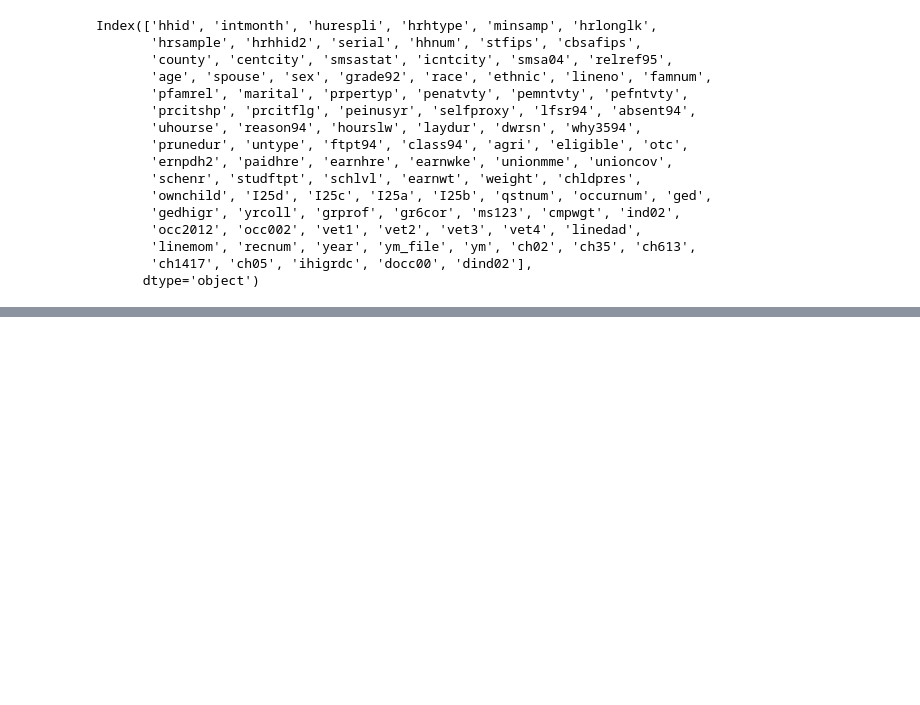
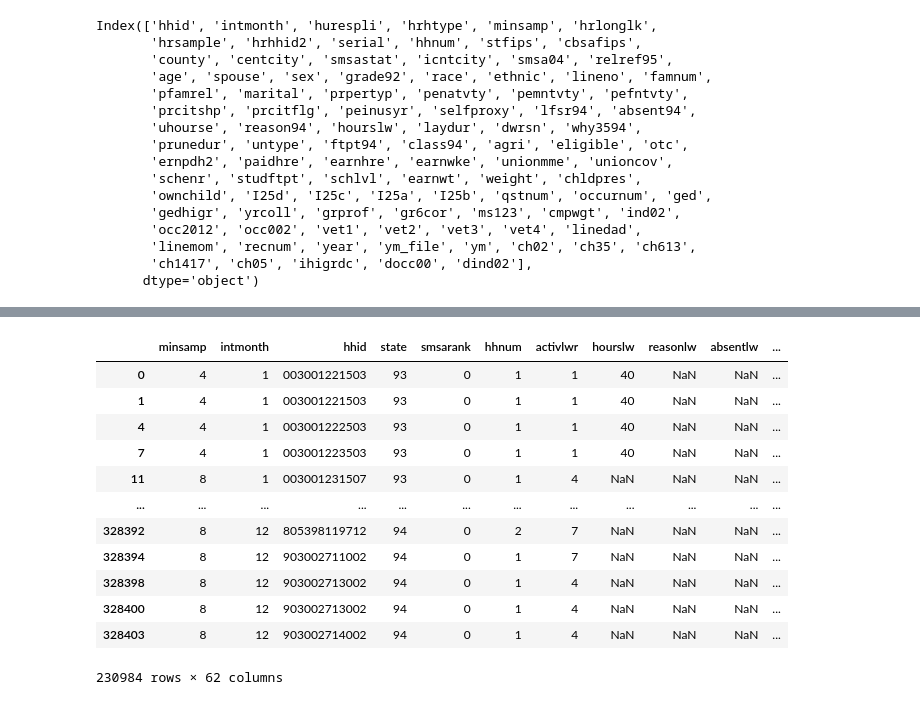
Before and after one commit to oscars47/Econ122, a Jupyter notebook: hw1.ipynb, the cells around one changed output, grey strips where cells are left out. Cells and saved outputs as stored; diff of their text form; code cells hidden in the pictures; blank space fills up the shorter version.

```diff
--- a/hw1.ipynb
+++ b/hw1.ipynb
@@ -159,0 +382,16 @@ Max:  31.0
+# %%
+dfs[79].loc[dfs[79]['veteran'] != 6]
+# %% [output]
+|  | minsamp | intmonth | hhid | state | smsarank | hhnum | activlwr | hourslw | reasonlw | absentlw | ... |
+| 0 | 4 | 1 | 003001221503 | 93 | 0 | 1 | 1 | 40 | NaN | NaN | ... |
+| 1 | 4 | 1 | 003001221503 | 93 | 0 | 1 | 1 | 40 | NaN | NaN | ... |
+| 4 | 4 | 1 | 003001222503 | 93 | 0 | 1 | 1 | 40 | NaN | NaN | ... |
+| 7 | 4 | 1 | 003001223503 | 93 | 0 | 1 | 1 | 40 | NaN | NaN | ... |
+| 11 | 8 | 1 | 003001231507 | 93 | 0 | 1 | 4 | NaN | NaN | NaN | ... |
+| ... | ... | ... | ... | ... | ... | ... | ... | ... | ... | ... | ... |
+| 328392 | 8 | 12 | 805398119712 | 94 | 0 | 2 | 7 | NaN | NaN | NaN | ... |
+| 328394 | 8 | 12 | 903002711002 | 94 | 0 | 1 | 7 | NaN | NaN | NaN | ... |
+| 328398 | 8 | 12 | 903002713002 | 94 | 0 | 1 | 4 | NaN | NaN | NaN | ... |
+| 328400 | 8 | 12 | 903002713002 | 94 | 0 | 1 | 4 | NaN | NaN | NaN | ... |
+| 328403 | 8 | 12 | 903002714002 | 94 | 0 | 1 | 4 | NaN | NaN | NaN | ... |
+230984 rows × 62 columns
```
Also changed, not shown: parts of 19 cells of this notebook, 1 other file.
